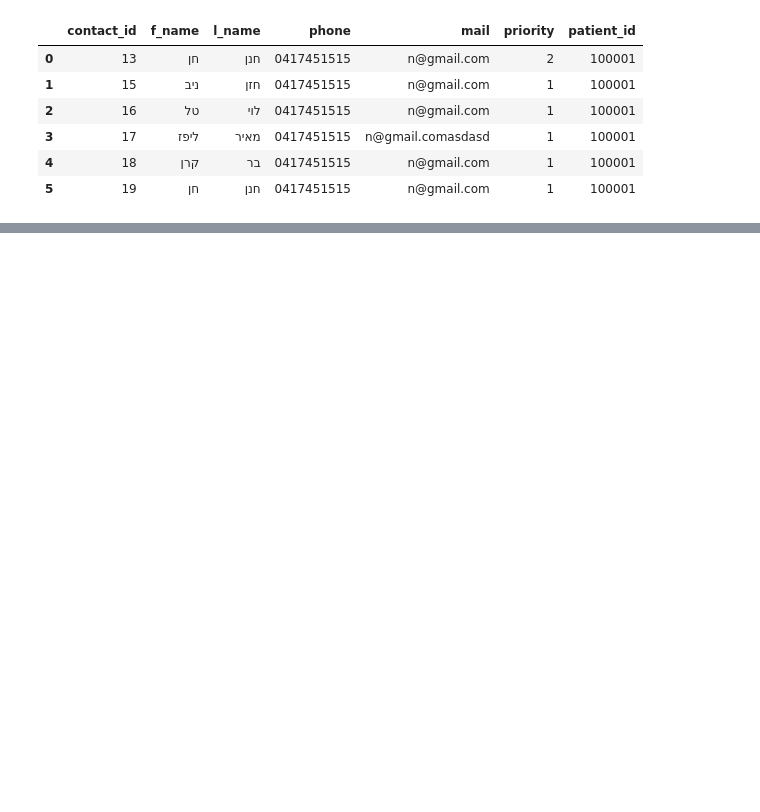
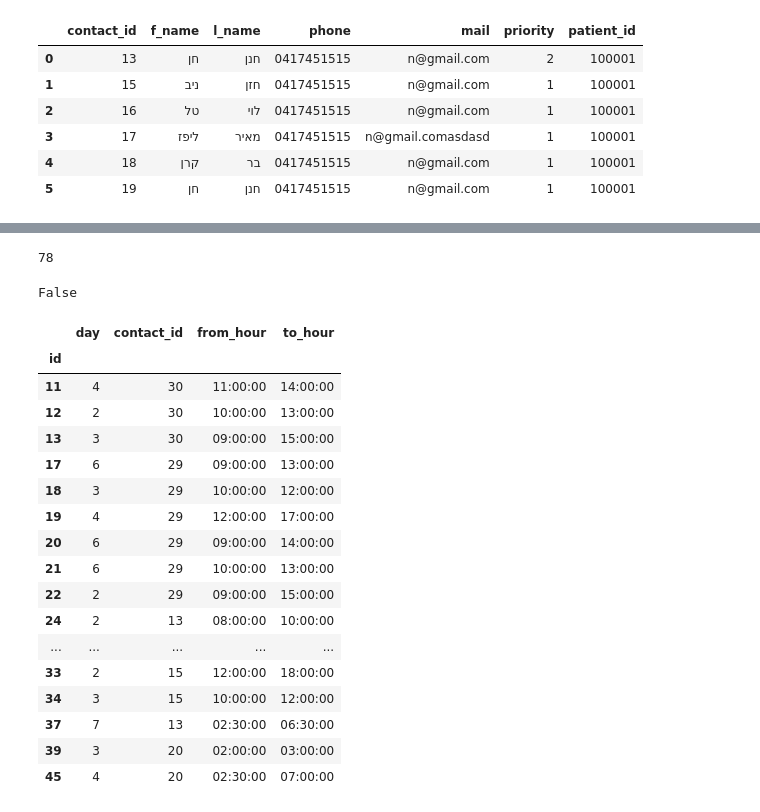
Before and after one commit to nivbadli1/temi_v3, a Jupyter notebook: apps/core/add_rows_to_db.ipynb, the cells around one changed output, grey strips where cells are left out. Drawn from its saved outputs; the diff is of its cells as text; code cells hidden in the pictures; blank space fills up the shorter version.

```diff
--- a/apps/core/add_rows_to_db.ipynb
+++ b/apps/core/add_rows_to_db.ipynb
@@ -586,0 +931,38 @@ df[df.patient_id == 100001]
+# %%
+contact_free_slots.shape[0]
+# %% [output]
+78
+# %%
+def check_contact_hours(contact_id, event_time):
+    if(event_time) in contacts_times.index:
+        print("TRUE")
+    # for index, row in contacts_times.loc[contacts_times['contact_id'] == contact_id].itertuples():
+    #     if (row[0] <= event_time, row[1]):
+    #         return True
+    # return False
+# check_contact_hours(13,get_availble_slot(user_free_slots).min())
+# contacts_times.loc[contacts_times['contact_id'] == 13]
+get_availble_slot(user_free_slots).min() in contact_free_slots['start_time'].tolist()
+# %% [output]
+False
+# %%
+contacts_times
+# %% [output]
+|  | day | contact_id | from_hour | to_hour |
+| id |  |  |  |  |
+| 11 | 4 | 30 | 11:00:00 | 14:00:00 |
+| 12 | 2 | 30 | 10:00:00 | 13:00:00 |
+| 13 | 3 | 30 | 09:00:00 | 15:00:00 |
+| 17 | 6 | 29 | 09:00:00 | 13:00:00 |
+| 18 | 3 | 29 | 10:00:00 | 12:00:00 |
+| 19 | 4 | 29 | 12:00:00 | 17:00:00 |
+| 20 | 6 | 29 | 09:00:00 | 14:00:00 |
+| 21 | 6 | 29 | 10:00:00 | 13:00:00 |
+| 22 | 2 | 29 | 09:00:00 | 15:00:00 |
+| 24 | 2 | 13 | 08:00:00 | 10:00:00 |
+| ... | ... | ... | ... | ... |
+| 33 | 2 | 15 | 12:00:00 | 18:00:00 |
+| 34 | 3 | 15 | 10:00:00 | 12:00:00 |
+| 37 | 7 | 13 | 02:30:00 | 06:30:00 |
+| 39 | 3 | 20 | 02:00:00 | 03:00:00 |
+| 45 | 4 | 20 | 02:30:00 | 07:00:00 |
```
Also changed, not shown: parts of 22 cells of this notebook, 7 other files.
